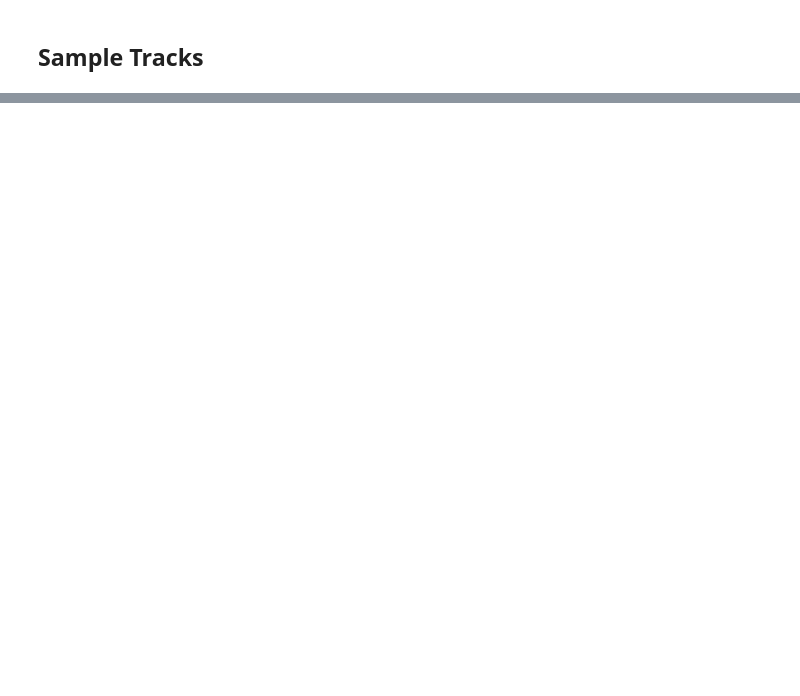
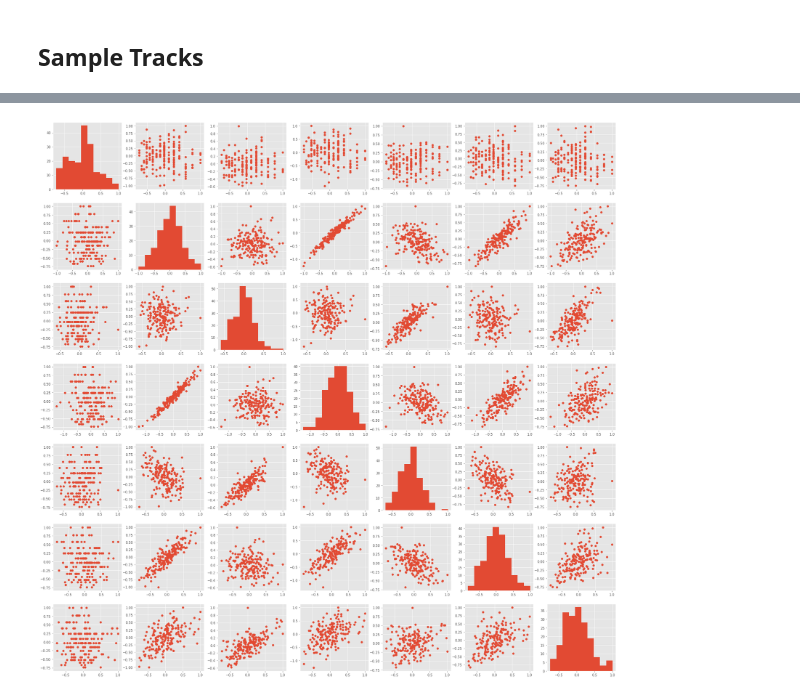
Before and after one commit to terabyte-tb/music-sympathy, a Jupyter notebook: final-presentation.ipynb, the cells around one changed output, grey strips where cells are left out. Drawn from its saved outputs; the diff is of its cells as text; code cells hidden in the pictures; blank space fills up the shorter version.

```diff
--- a/final-presentation.ipynb
+++ b/final-presentation.ipynb
@@ -67,0 +199,6 @@ for idx in random_idx:
+# %%
+d4 = d2 / np.max(d2,axis=0)
+# %%
+inspect(d4)
+# %% [output]
+[figure, added]
```
Also changed, not shown: parts of 36 cells of this notebook.
